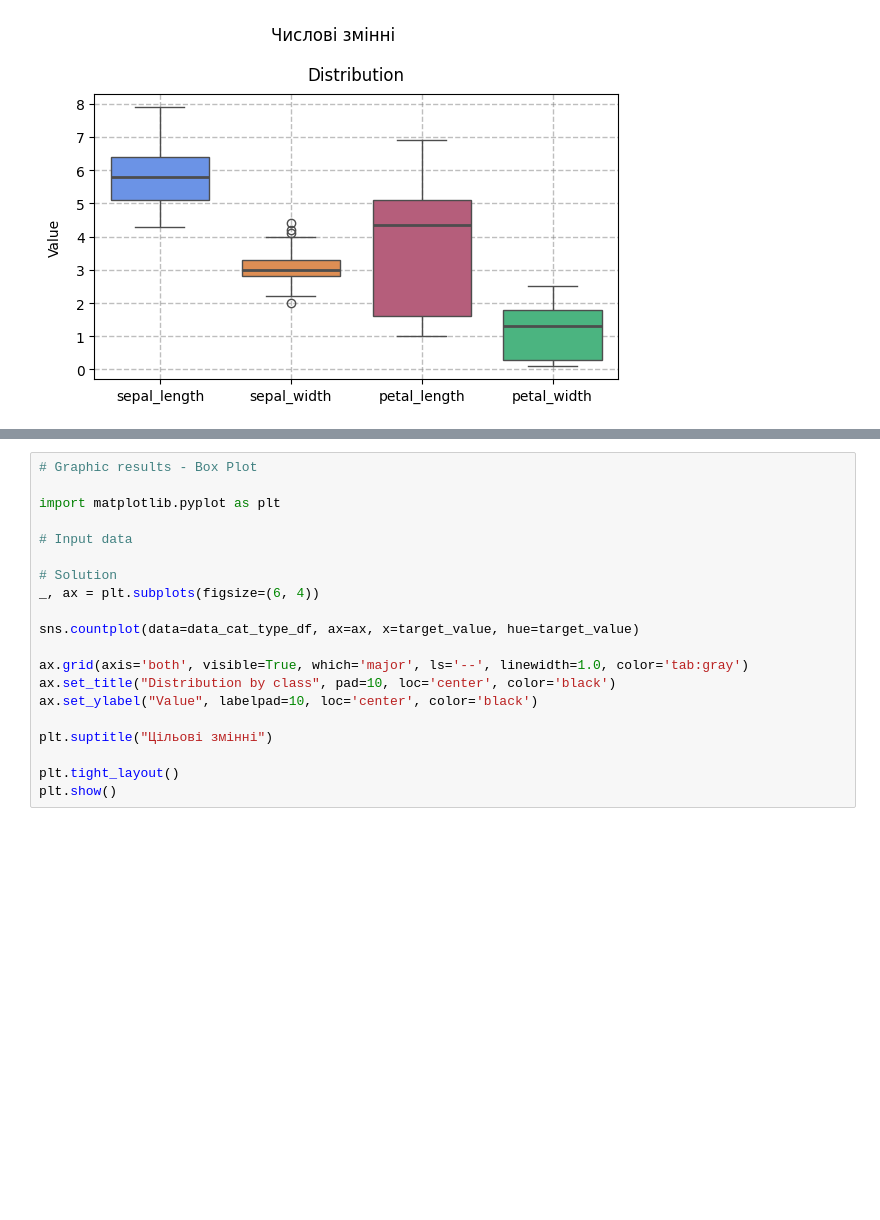
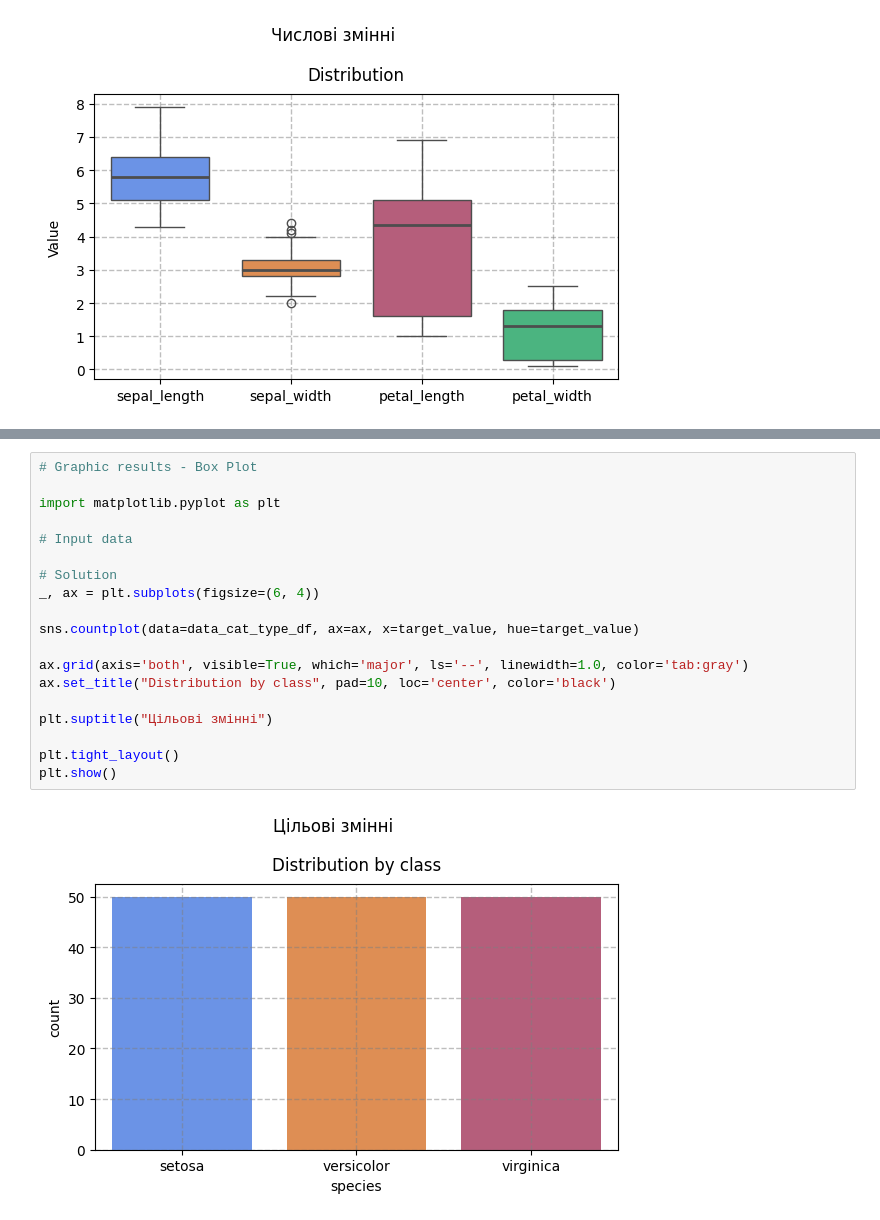
Before and after one commit to BogdanPinchuk/DataScience-PBY_HW9, a Jupyter notebook: Bohdan_Pinchuk_DS_HW9.ipynb, the cells around one changed output, grey strips where cells are left out. Cells and saved outputs as stored; diff of their text form; blank space fills up the shorter version.

```diff
--- a/Bohdan_Pinchuk_DS_HW9.ipynb
+++ b/Bohdan_Pinchuk_DS_HW9.ipynb
@@ -955,20 +966,21 @@ display(Markdown(f"""
 # %%
 # Graphic results - Box Plot
 
 import matplotlib.pyplot as plt
 
 # Input data
 
 # Solution
 _, ax = plt.subplots(figsize=(6, 4))
 
 sns.countplot(data=data_cat_type_df, ax=ax, x=target_value, hue=target_value)
 
 ax.grid(axis='both', visible=True, which='major', ls='--', linewidth=1.0, color='tab:gray')
 ax.set_title("Distribution by class", pad=10, loc='center', color='black')
-ax.set_ylabel("Value", labelpad=10, loc='center', color='black')
 
 plt.suptitle("Цільові змінні")
 
 plt.tight_layout()
 plt.show()
+# %% [output]
+[figure, added]
```
Also changed, not shown: parts of 2 cells of this notebook.
